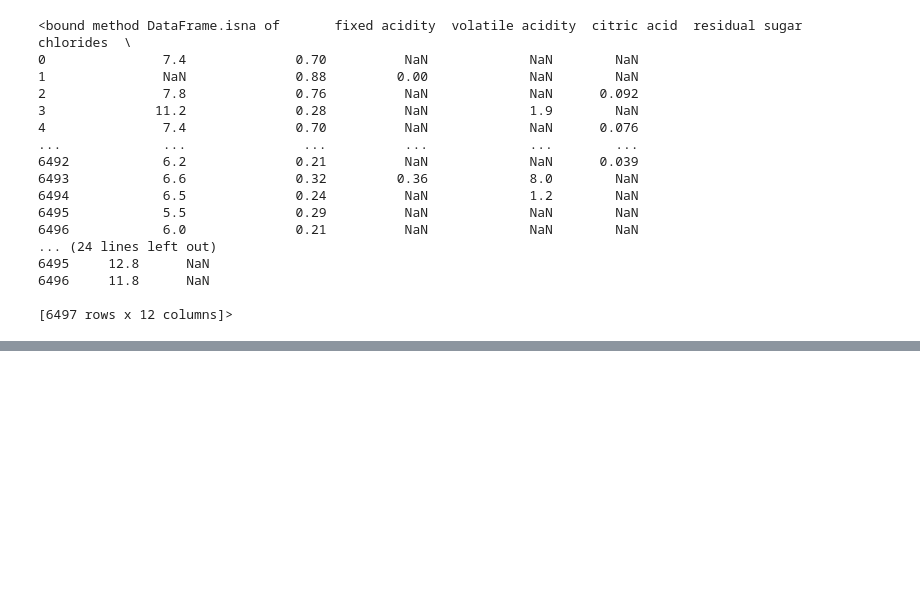
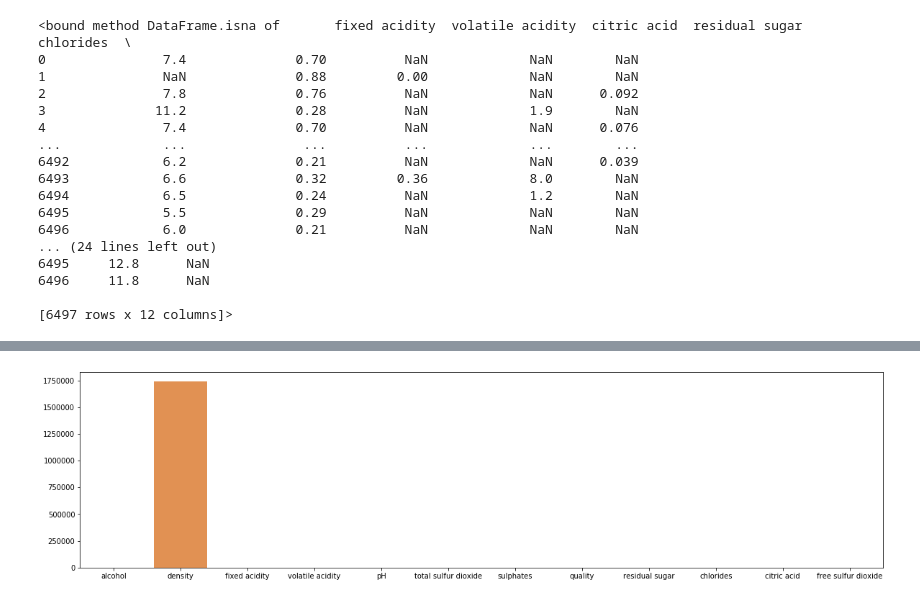
Before and after one commit to Praneethct/PredicitingMissingValues, a Jupyter notebook: wineQuality.ipynb, the cells around one changed output, grey strips where cells are left out. Cells and saved outputs as stored; diff of their text form; code cells hidden in the pictures; blank space fills up the shorter version.

```diff
--- a/wineQuality.ipynb
+++ b/wineQuality.ipynb
@@ -300,0 +394,4 @@ wine_copy.isna
+# %%
+visualizeError(num_error)
+# %% [output]
+[figure, added]
```
Also changed, not shown: parts of 12 cells of this notebook.
